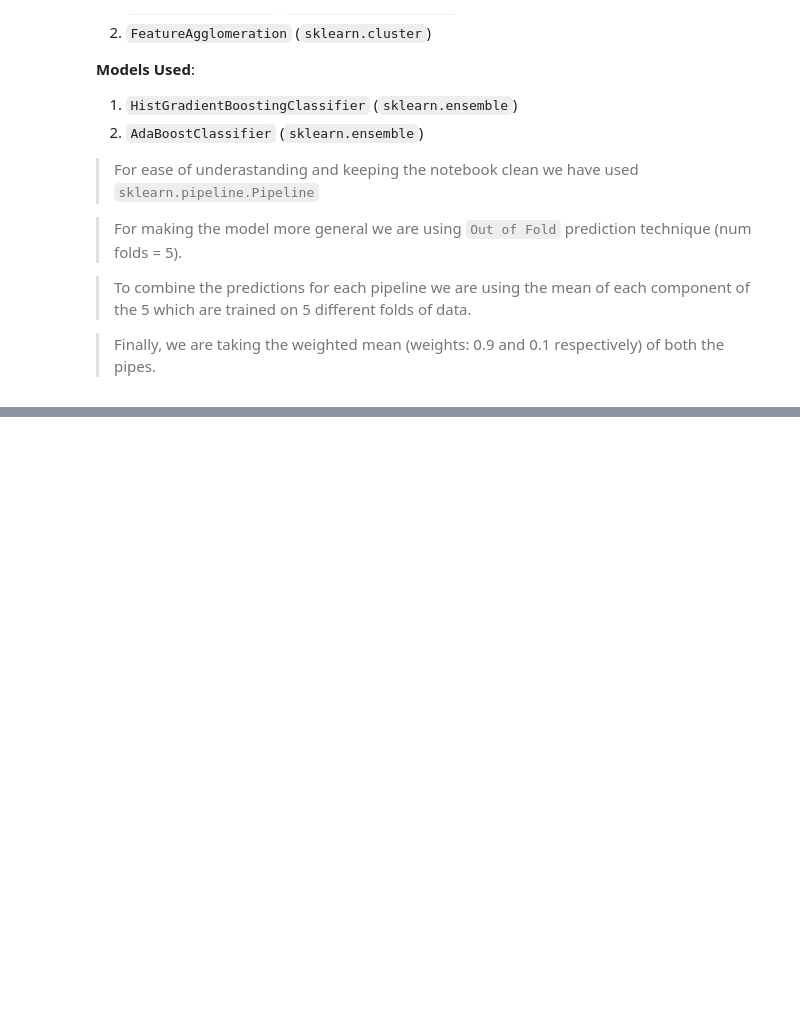
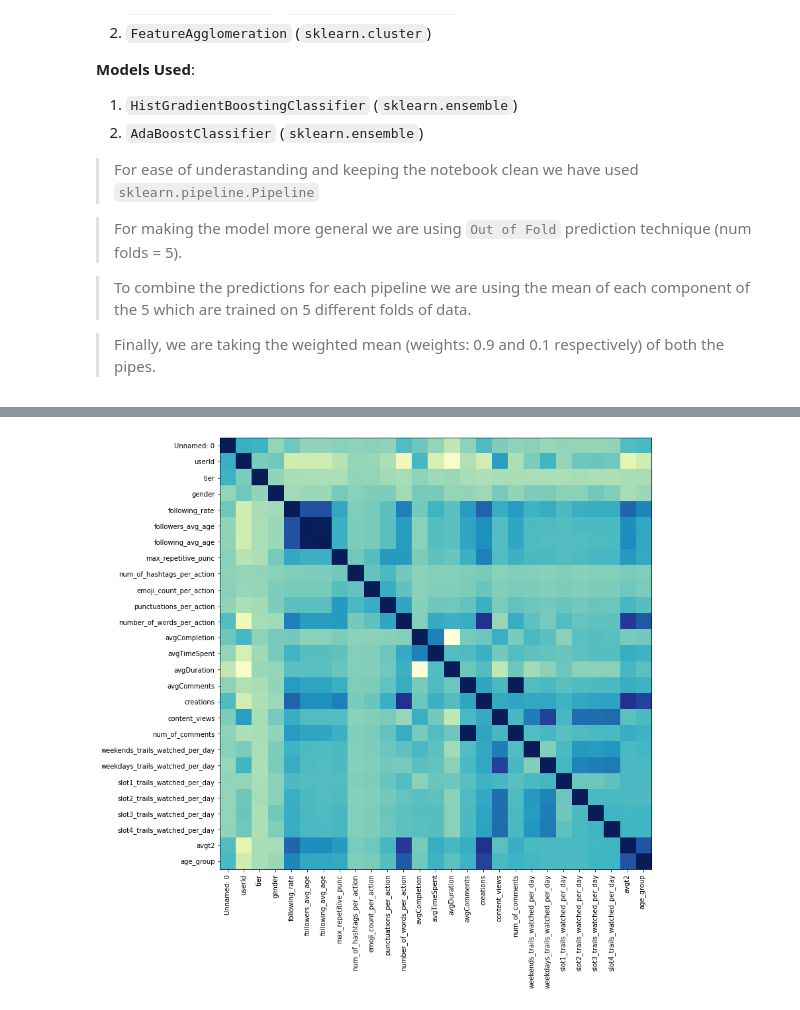
Before and after one commit to NippunSharma/Cascade-Cup-2020, a Jupyter notebook: final_submission.ipynb, the cells around one changed output, grey strips where cells are left out. Cells and saved outputs as stored; diff of their text form; code cells hidden in the pictures; blank space fills up the shorter version.

```diff
--- a/final_submission.ipynb
+++ b/final_submission.ipynb
@@ -40,0 +61,10 @@ Public Leaderboard Score: *80.89416646619021*
+# %%
+#Spearman Correlation between all the features
+corr=train_data.corr(method='spearman')
+fig,ax=plt.subplots(figsize=(12,12))
+ax.imshow(corr, cmap="YlGnBu")
+plt.xticks(range(len(corr)),corr.columns,rotation=90)
+plt.yticks(range(len(corr)),corr.index)
+plt.show()
+# %% [output]
+[figure, added]
```
Also changed, not shown: parts of 8 cells of this notebook.
